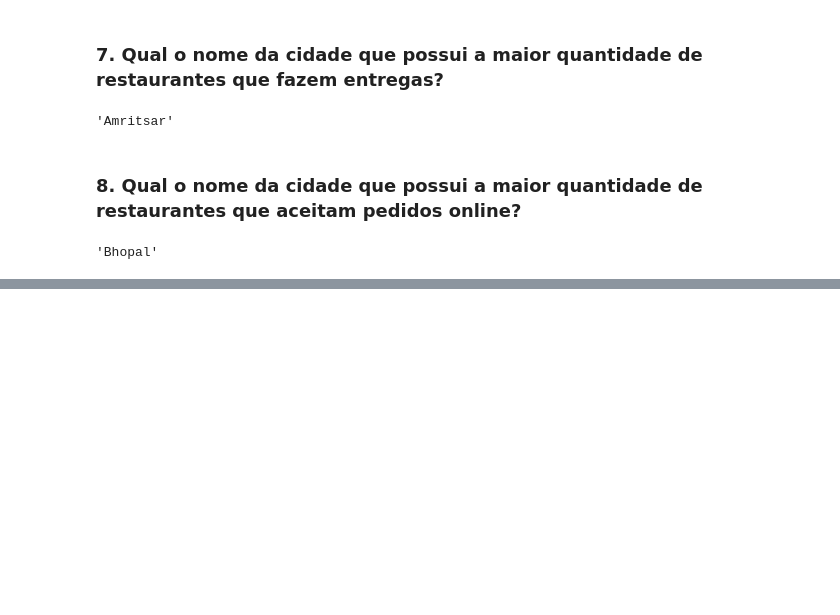
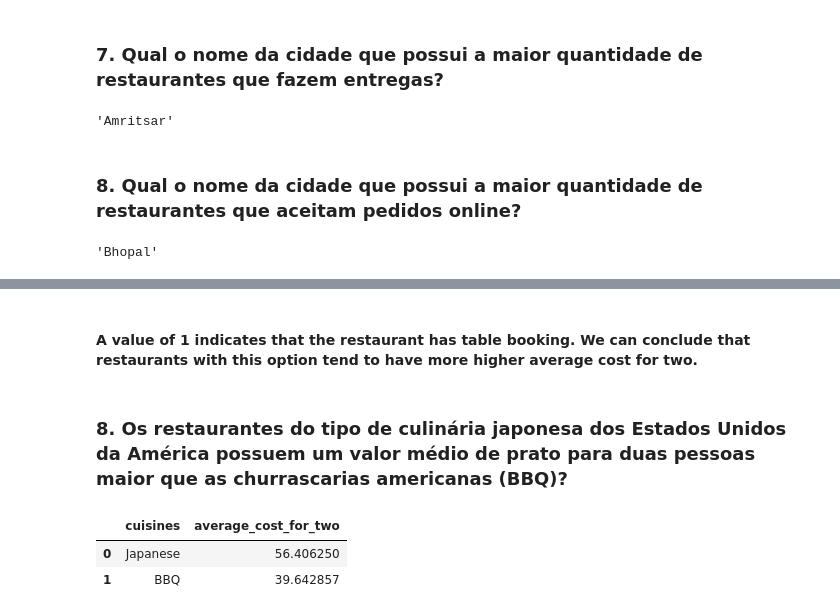
Before and after one commit to BrunnoChampZ/projeto-final-ftc, a Jupyter notebook: notebook/notebook.ipynb, the cells around one changed output, grey strips where cells are left out. Drawn from its saved outputs; the diff is of its cells as text; code cells hidden in the pictures; blank space fills up the shorter version.

```diff
--- a/notebook/notebook.ipynb
+++ b/notebook/notebook.ipynb
@@ -638,0 +718,15 @@ df2.loc[:, "cuisines"].nunique()
+# %% [markdown]
+#### A value of 1 indicates that the restaurant has table booking. We can conclude that restaurants with this option tend to have more higher average cost for two.
+# %% [markdown]
+### 8. Os restaurantes do tipo de culinária japonesa dos Estados Unidos da América possuem um valor médio de prato para duas pessoas maior que as churrascarias americanas (BBQ)?
+# %%
+# answering the question if the restaurants with the japanese cuisine in united states of america have a higher average cost for two than the american steakhouses (BBQ)
+(df2[df2['country'] == 'United States of America']
+                                        .loc[df2['cuisines'].isin(['BBQ', 'Japanese']), ['average_cost_for_two', 'cuisines']]
+                                        .groupby('cuisines')
+                                        .mean()
+                                        .sort_values('average_cost_for_two', ascending=False)).reset_index()
+# %% [output]
+|  | cuisines | average_cost_for_two |
+| 0 | Japanese | 56.406250 |
+| 1 | BBQ | 39.642857 |
```
Also changed, not shown: parts of 17 cells of this notebook.
